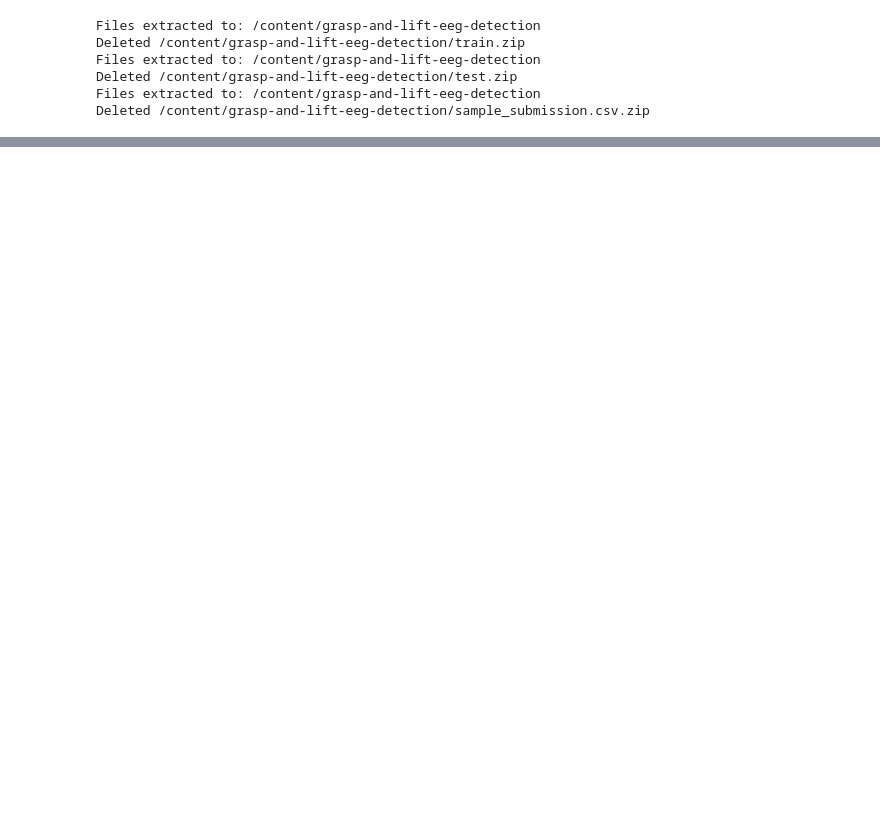
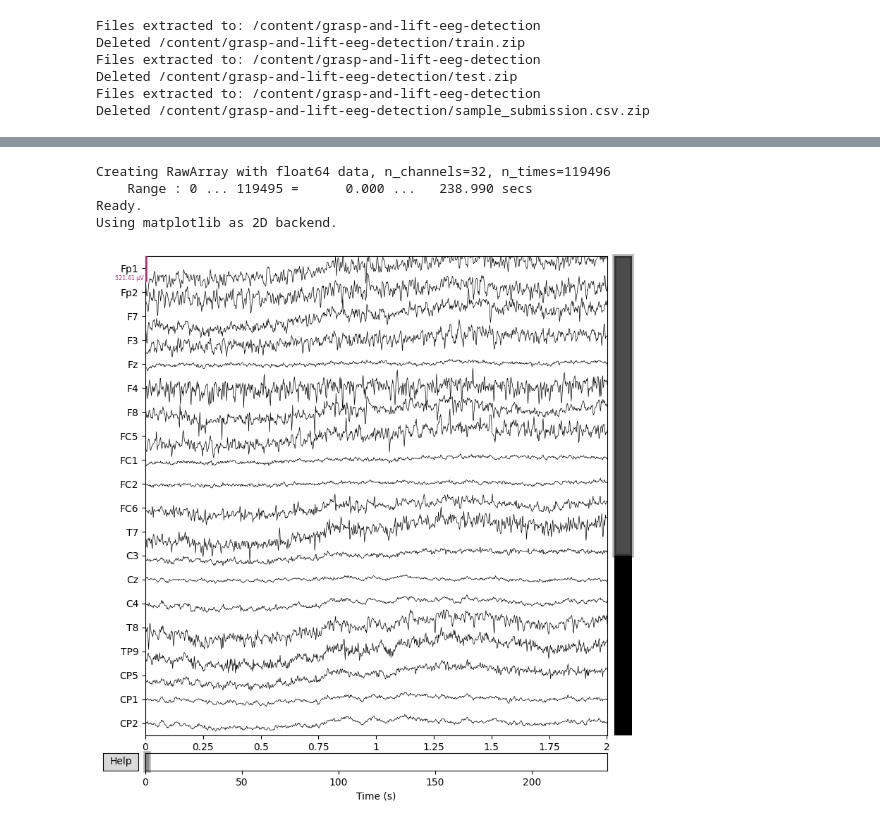
Before and after one commit to Jitmandal051004/EEG_Analysis_SOP, a Jupyter notebook: Grasp_and_Lift_EEG_Detection_Model.ipynb, the cells around one changed output, grey strips where cells are left out. Saved outputs shown, nothing was run; the diff lists cells and outputs as text; code cells hidden in the pictures; blank space fills up the shorter version.

```diff
--- a/Grasp_and_Lift_EEG_Detection_Model.ipynb
+++ b/Grasp_and_Lift_EEG_Detection_Model.ipynb
@@ -34,0 +73,15 @@ Deleted /content/grasp-and-lift-eeg-detection/sample_submission.csv.zip
+# %%
+scaling_factor = 1e-6
+sampling_rate = 500
+
+eeg_data = df.iloc[:, 1:].to_numpy(dtype = float)
+eeg_data = eeg_data.T * scaling_factor
+n_channels, n_samples = eeg_data.shape
+ch_names = list(df.iloc[:, 1:].columns)
+ch_types = ['eeg'] * n_channels
+print("Number of samples:", n_samples)
+print("Number of channels:", n_channels)
+print("Channel names:", ch_names)
+print("Channel types:", ch_types)
+print(eeg_data)
+print(eeg_data.shape)
@@ -34,0 +101,10 @@ Deleted /content/grasp-and-lift-eeg-detection/sample_submission.csv.zip
+# %%
+info = mne.create_info(ch_names=ch_names, sfreq=sampling_rate, ch_types=ch_types)
+raw = mne.io.RawArray(eeg_data, info)
+raw.plot(duration=2, scalings='auto')
+# %% [output]
+Creating RawArray with float64 data, n_channels=32, n_times=119496
+    Range : 0 ... 119495 =      0.000 ...   238.990 secs
+Ready.
+Using matplotlib as 2D backend.
+[figure, added]
```
Also changed, not shown: parts of 8 cells of this notebook.
